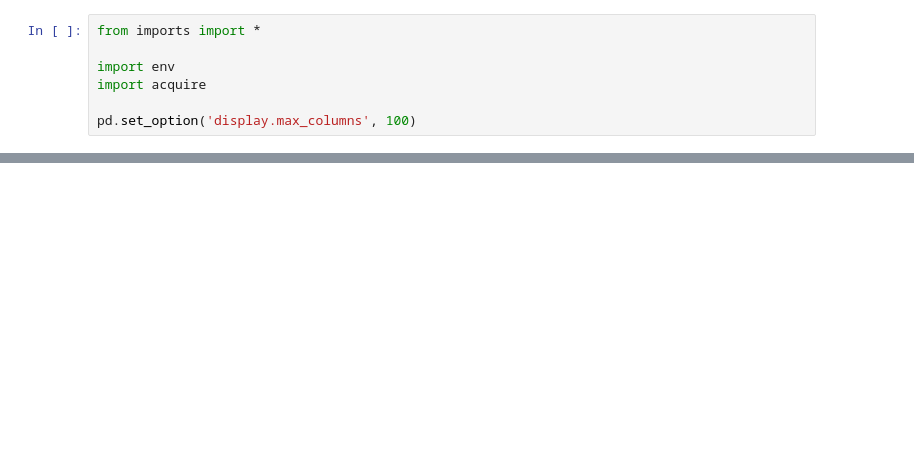
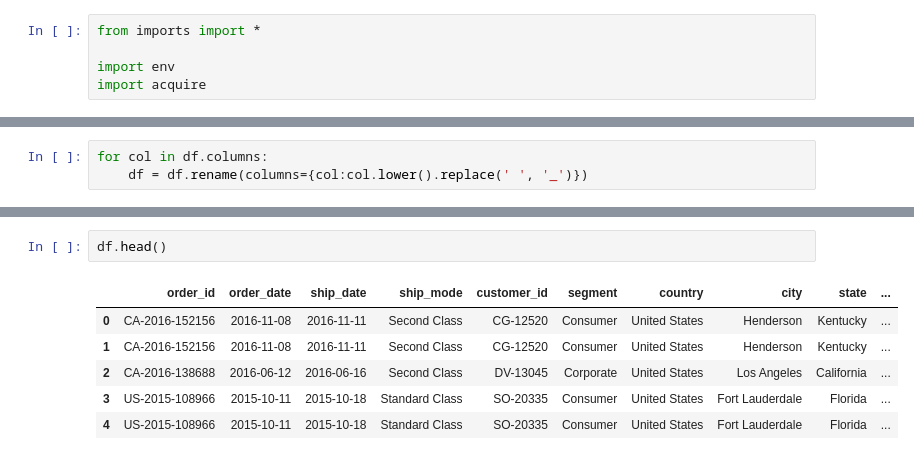
Before and after one commit to soap-dispersed/time-series-project, a Jupyter notebook: prepare_notebook.ipynb, the cells around one changed output, grey strips where cells are left out. Saved outputs shown, nothing was run; the diff lists cells and outputs as text; blank space fills up the shorter version.

```diff
--- a/prepare_notebook.ipynb
+++ b/prepare_notebook.ipynb
@@ -3,5 +3,3 @@ from imports import *
 
 import env
 import acquire
-
-pd.set_option('display.max_columns', 100)
@@ -13,0 +12,3 @@ NameError: name 'pd' is not defined
+# %%
+for col in df.columns:
+    df = df.rename(columns={col:col.lower().replace(' ', '_')})
@@ -13,0 +35,9 @@ NameError: name 'pd' is not defined
+# %%
+df.head()
+# %% [output]
+|  | order_id | order_date | ship_date | ship_mode | customer_id | segment | country | city | state | ... |
+| 0 | CA-2016-152156 | 2016-11-08 | 2016-11-11 | Second Class | CG-12520 | Consumer | United States | Henderson | Kentucky | ... |
+| 1 | CA-2016-152156 | 2016-11-08 | 2016-11-11 | Second Class | CG-12520 | Consumer | United States | Henderson | Kentucky | ... |
+| 2 | CA-2016-138688 | 2016-06-12 | 2016-06-16 | Second Class | DV-13045 | Corporate | United States | Los Angeles | California | ... |
+| 3 | US-2015-108966 | 2015-10-11 | 2015-10-18 | Standard Class | SO-20335 | Consumer | United States | Fort Lauderdale | Florida | ... |
+| 4 | US-2015-108966 | 2015-10-11 | 2015-10-18 | Standard Class | SO-20335 | Consumer | United States | Fort Lauderdale | Florida | ... |
```
Also changed, not shown: parts of 3 cells of this notebook.
